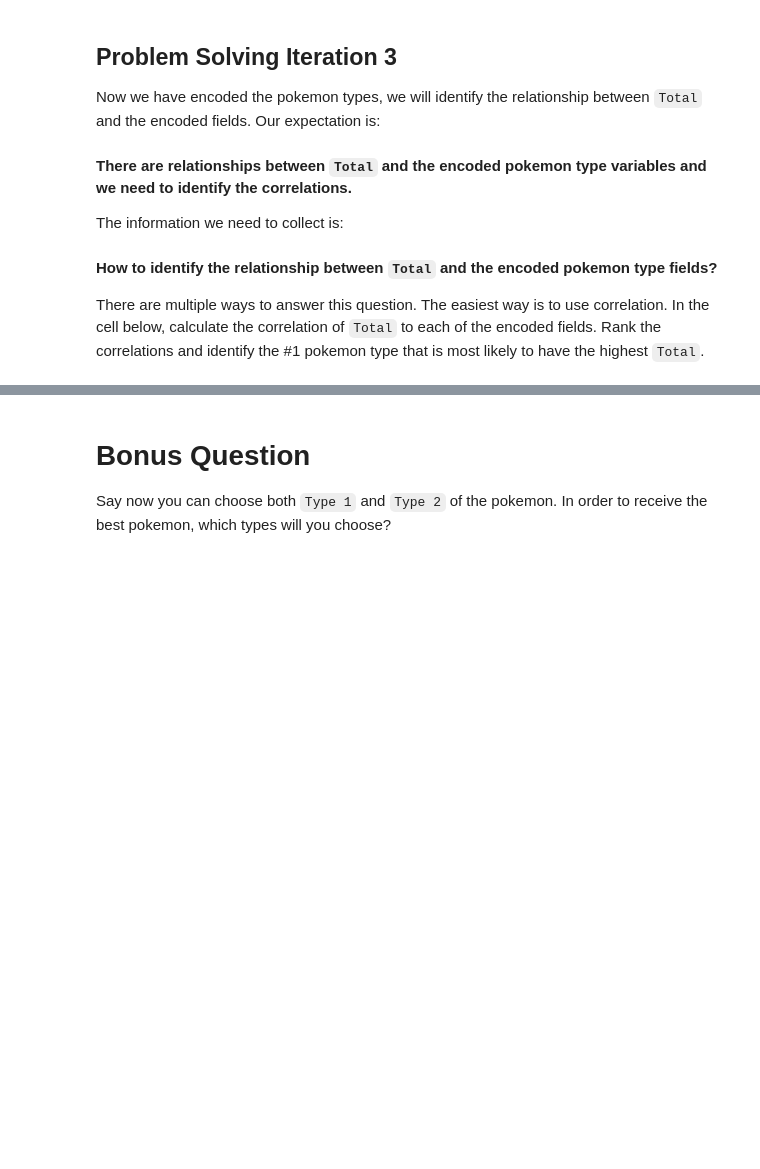
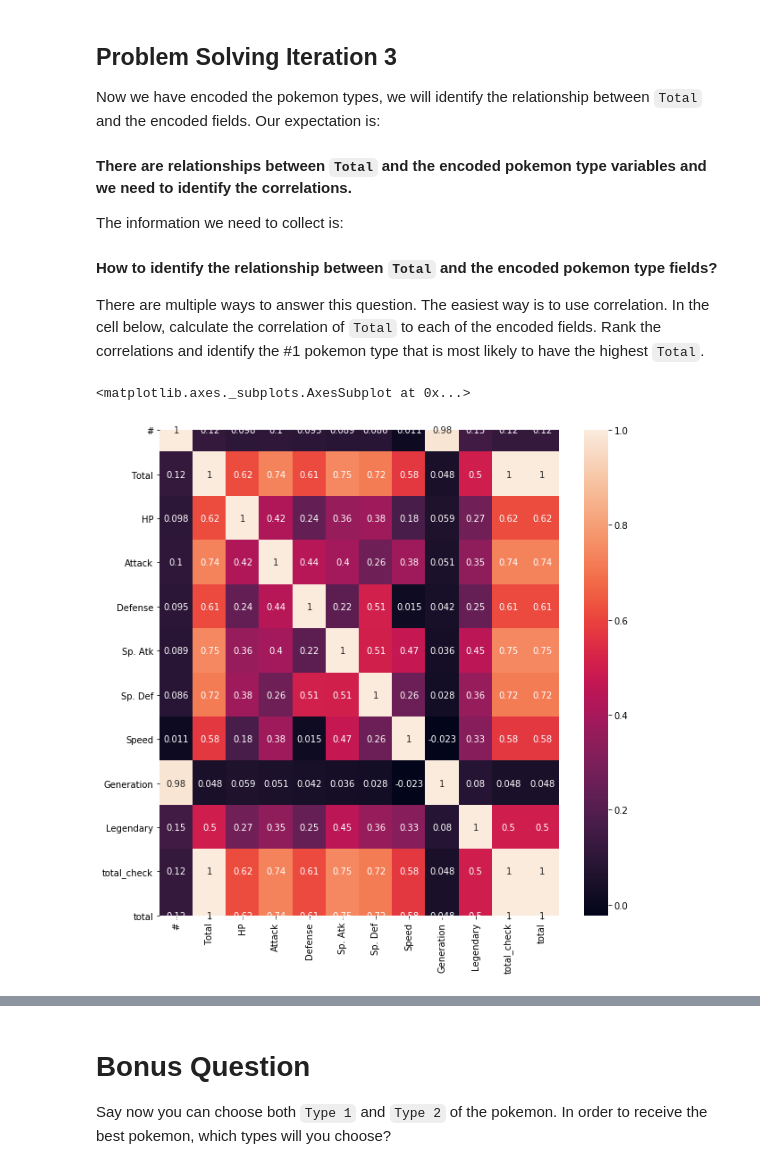
Before and after one commit to mazzoal/dataV2-labs, a Jupyter notebook: module-1/Dataframe-Calculations/your-code/challenge-2.ipynb, the cells around one changed output, grey strips where cells are left out. Saved outputs shown, nothing was run; the diff lists cells and outputs as text; code cells hidden in the pictures; blank space fills up the shorter version.

```diff
--- a/module-1/Dataframe-Calculations/your-code/challenge-2.ipynb
+++ b/module-1/Dataframe-Calculations/your-code/challenge-2.ipynb
@@ -53,9 +53,9 @@ We need to collect the following information:
 In the cell below, make a hypothesis on how `Total` is computed and test your hypothesis.
 # %%
 # your code here
-pokemon['total_check'] = pokemon['HP'] + pokemon['Attack'] + pokemon['Defense'] + pokemon['Sp. Atk'] + pokemon['Sp. Def'] + pokemon['Speed']
+pokemon['total'] = pokemon['HP'] + pokemon['Attack'] + pokemon['Defense'] + pokemon['Sp. Atk'] + pokemon['Sp. Def'] + pokemon['Speed']
 
 pokemon.head()
 
-pokemon['total_check'] == pokemon['Total']
+#pokemon['total_check'] == pokemon['Total']
 # %% [output]
@@ -99,19 +93,3 @@ For instance, if a pokemon has `Type 1` as `Poison` and `Type 2` as `Fire`, then
 The new numerical variables you create should look like below:
 
 ![One Hot Encoding](../images/one-hot-encoding.png)
-# %%
-# your code here
-pokemon['Type 2'] =  pokemon['Type 2'].replace(np.nan, " ")
-pokemon['combo'] = pokemon['Type 1'] + pokemon['Type 2']
-pokemon.head()
-
-poke = pd.get_dummies(pokemon['Type 1'])
-poke.head()
-
-#poke1 = pd.get_dummies(pokemon['Type 2'])
-#poke1.head()
-
-#poke = pd.get_dummies(pokemon['combo'])
-#poke.head()
-
-#how to get to a datafram position, how to subsitute with ...
@@ -138,0 +131,14 @@ There are multiple ways to answer this question. The easiest way is to use corre
+# %%
+# your code here
+import matplotlib.pyplot as plt
+import seaborn as sns
+
+pokemon2 = pokemon[['total', 'Type 1', 'Type 2']]
+
+
+plt.figure(figsize=(10,10))
+
+sns.heatmap(pokemon.corr(), annot=True)
+# %% [output]
+<matplotlib.axes._subplots.AxesSubplot at 0x...>
+[figure, added]
```
Also changed, not shown: parts of 5 cells of this notebook.
